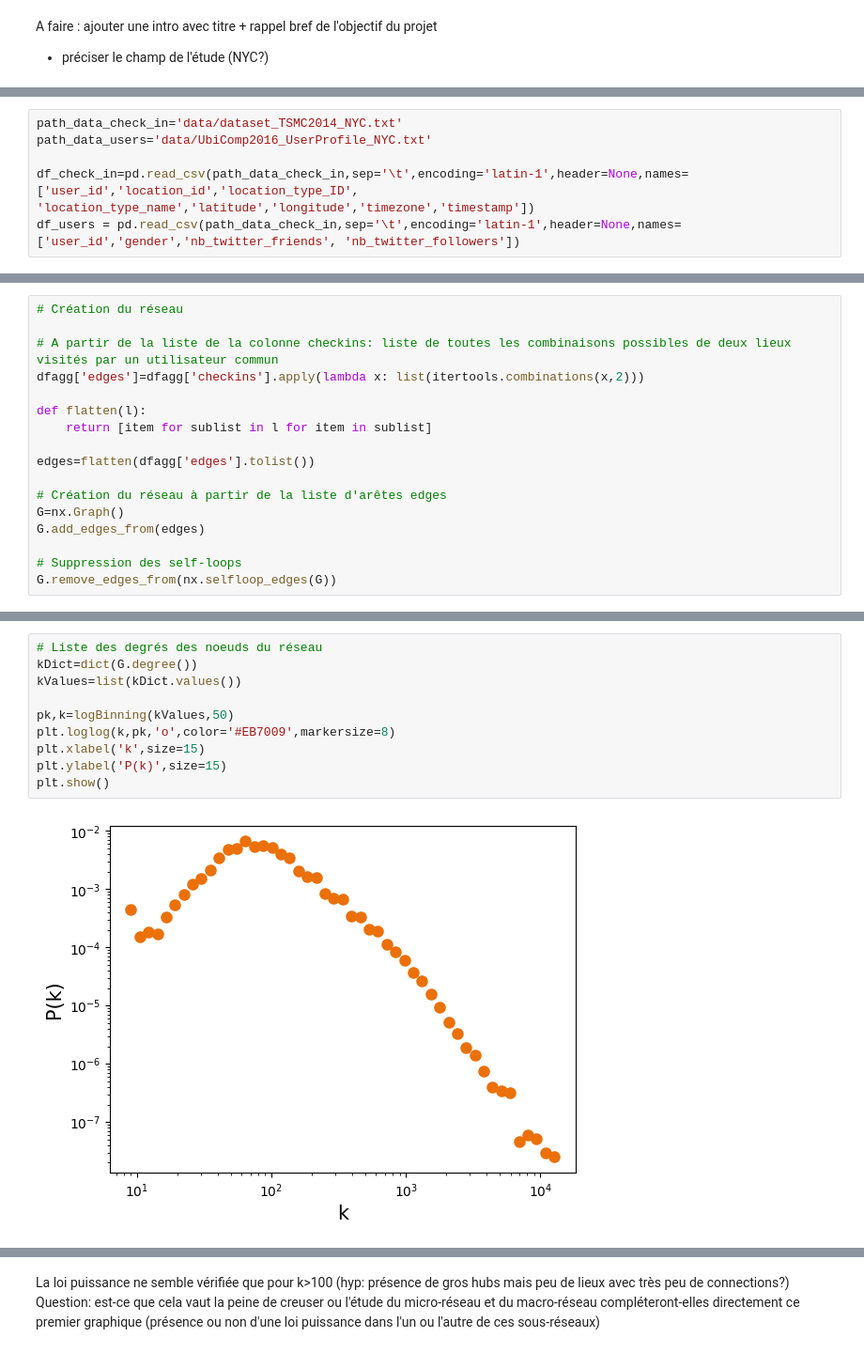
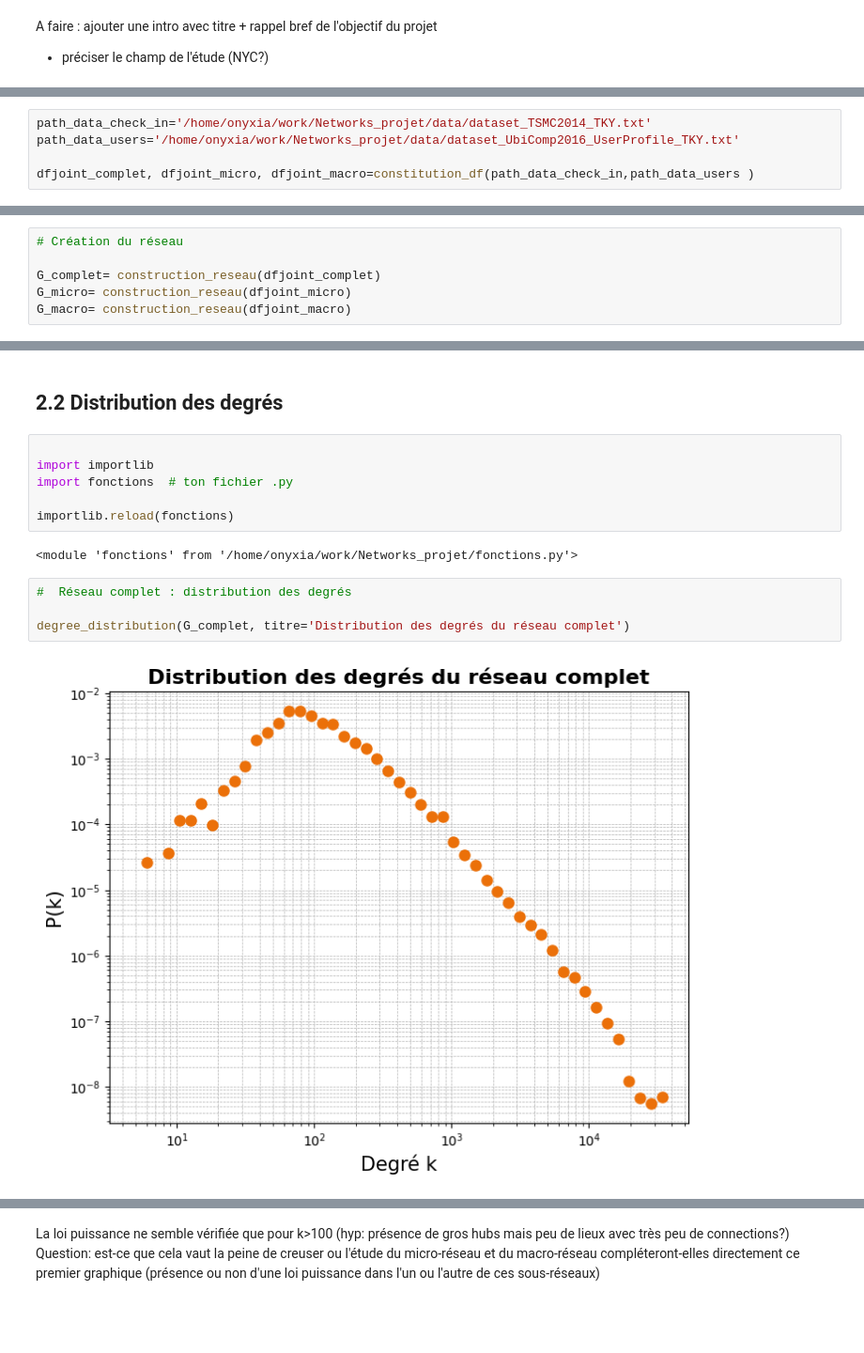
Before and after one commit to Amandine701/Networks_projet, a Jupyter notebook: etude_du_reseau_complet.ipynb, the cells around one changed output, grey strips where cells are left out. Shown at 94% size. Cells and saved outputs as stored; diff of their text form; blank space fills up the shorter version.

Commit message:
Ajout des réseaux micro et macro

```diff
--- a/etude_du_reseau_complet.ipynb
+++ b/etude_du_reseau_complet.ipynb
@@ -18,6 +18,5 @@ A faire : ajouter une intro avec titre + rappel bref de l'objectif du projet
 # %%
-path_data_check_in='data/dataset_TSMC2014_NYC.txt'
-path_data_users='data/UbiComp2016_UserProfile_NYC.txt'
+path_data_check_in='/home/onyxia/work/Networks_projet/data/dataset_TSMC2014_TKY.txt'
+path_data_users='/home/onyxia/work/Networks_projet/data/dataset_UbiComp2016_UserProfile_TKY.txt'
 
-df_check_in=pd.read_csv(path_data_check_in,sep='\t',encoding='latin-1',header=None,names=['user_id','location_id','location_type_ID', 'location_type_name','latitude','longitude','timezone','timestamp'])
-df_users = pd.read_csv(path_data_check_in,sep='\t',encoding='latin-1',header=None,names=['user_id','gender','nb_twitter_friends', 'nb_twitter_followers'])
+dfjoint_complet, dfjoint_micro, dfjoint_macro=constitution_df(path_data_check_in,path_data_users )
@@ -74,17 +54,6 @@ dfagg
 # %%
 # Création du réseau
 
-# A partir de la liste de la colonne checkins: liste de toutes les combinaisons possibles de deux lieux visités par un utilisateur commun
-dfagg['edges']=dfagg['checkins'].apply(lambda x: list(itertools.combinations(x,2)))
-
-def flatten(l):
-    return [item for sublist in l for item in sublist]
-
-edges=flatten(dfagg['edges'].tolist())
-
-# Création du réseau à partir de la liste d'arêtes edges
-G=nx.Graph()
-G.add_edges_from(edges)
-
-# Suppression des self-loops
-G.remove_edges_from(nx.selfloop_edges(G))
+G_complet= construction_reseau(dfjoint_complet)
+G_micro= construction_reseau(dfjoint_micro)
+G_macro= construction_reseau(dfjoint_macro)
@@ -119,12 +112,16 @@ def powerLaw(x, a, b):
+# %% [markdown]
+## 2.2 Distribution des degrés
+# %%
+
+import importlib
+import fonctions  # ton fichier .py
+
+importlib.reload(fonctions)
+# %% [output]
+<module 'fonctions' from '/home/onyxia/work/Networks_projet/fonctions.py'>
 # %%
-# Liste des degrés des noeuds du réseau
-kDict=dict(G.degree())
-kValues=list(kDict.values())
+#  Réseau complet : distribution des degrés
 
-pk,k=logBinning(kValues,50)
-plt.loglog(k,pk,'o',color='#EB7009',markersize=8)
-plt.xlabel('k',size=15)
-plt.ylabel('P(k)',size=15)
-plt.show()
+degree_distribution(G_complet, titre='Distribution des degrés du réseau complet')
 # %% [output]
-[figure, old version]
+[figure, new version]
```
Also changed, not shown: parts of 17 cells of this notebook.
